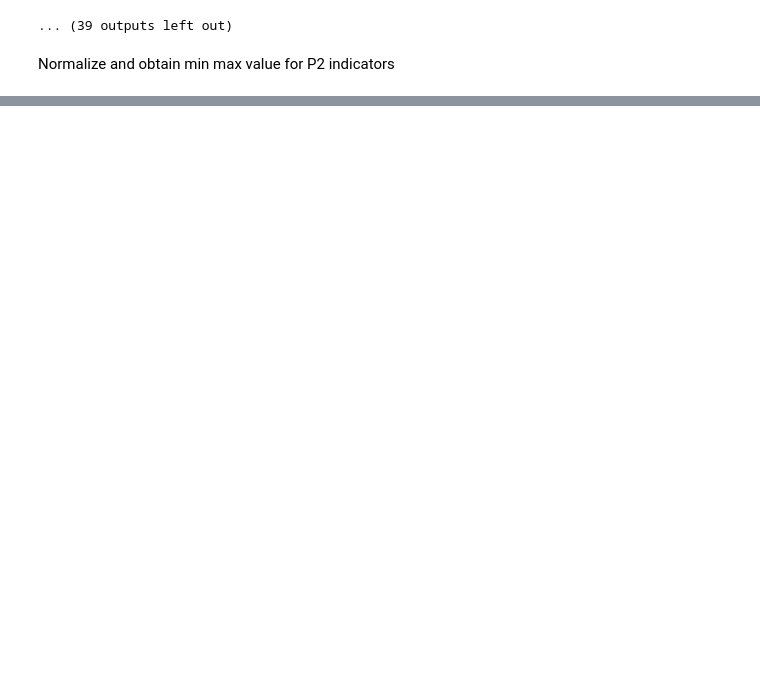
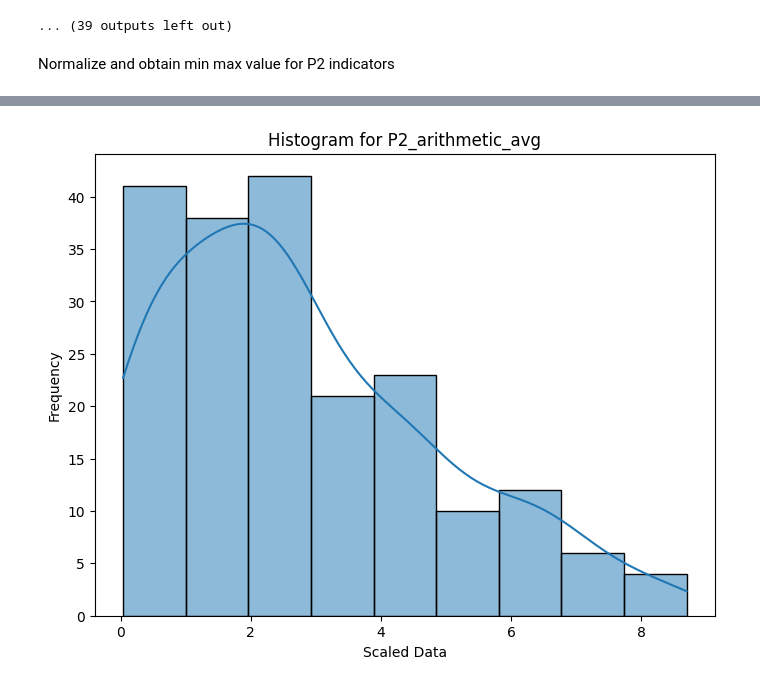
Before and after one commit to dohyung-kim/ccri, a Jupyter notebook: script/adm0/pillar2_processing_adm0.ipynb, the cells around one changed output, grey strips where cells are left out. Drawn from its saved outputs; the diff is of its cells as text; code cells hidden in the pictures; blank space fills up the shorter version.

```diff
--- a/script/adm0/pillar2_processing_adm0.ipynb
+++ b/script/adm0/pillar2_processing_adm0.ipynb
@@ -153,8 +155,8 @@ IQR processed : P2_Nutrition_Stunting_Modeled min: -21.549999999999997 max: 54.0
 Normalize and obtain min max value for P2 indicators
 # %%
 # Define source and destination folder paths
-source_folder = "/content/drive/MyDrive/p2_vulnerability/"
-destination_folder = "/content/drive/MyDrive/CCRI_results_misc/"
+source_folder = f"{data_dir}/p2_vulnerability/"
+destination_folder = f"{data_dir}/CCRI_results_misc/"
 
 # Get all copied CSV files
 csv_files = glob.glob(os.path.join(source_folder, "*.csv"))
@@ -360,0 +303,86 @@ Processed data saved to /content/drive/MyDrive/CCRI_results_misc/P2_Merged_Norma
+# %%
+merged_df = merged_df[merged_df[pillar2_columns].notna().sum(axis=1) >= 5]
+
+
+# Filter columns that end with '_value_normalized'
+health_prefixes = ['P2_Immunization_DTP1', 'P2_Immunization_DTP3', 'P2_Birth_Attendant_Y15T19', 'P2_electricity_access']
+health_columns = [col for col in merged_df.columns if any(col.startswith(prefix) for prefix in health_prefixes)]
+nutrition_prefixes = ['P2_Nutrition_Stunting_Modeled', 'P2_food_poverty']
+nutrition_columns = [col for col in merged_df.columns if any(col.startswith(prefix) for prefix in nutrition_prefixes)]
+wash_prefixes = ['P2_WASH_Drinking_Water', 'P2_WASH_Sanitation', 'P2_basic_hygiene']
+wash_columns = [col for col in merged_df.columns if any(col.startswith(prefix) for prefix in wash_prefixes)]
+education_prefixes = ['P2_LSCED', 'P2_ED_CR_L2', 'P2_Learning_Poverty']
+education_columns = [col for col in merged_df.columns if any(col.startswith(prefix) for prefix in education_prefixes)]
+protection_prefixes = ['P2_PT_Labor', 'P2_Child_Marriage']
+protection_columns = [col for col in merged_df.columns if any(col.startswith(prefix) for prefix in protection_prefixes)]
+poverty_prefixes = ['P2_Child_poverty', 'P2_Social_Protection']
+poverty_columns = [col for col in merged_df.columns if any(col.startswith(prefix) for prefix in poverty_prefixes)]
+survival_prefixes = ['P2_Under5_Mortality']
+survival_columns = [col for col in merged_df.columns if any(col.startswith(prefix) for prefix in survival_prefixes)]
+
+with warnings.catch_warnings():
+  warnings.simplefilter("ignore", category=RuntimeWarning)
+  health_avg = merged_df[health_columns].apply(np.nanmean, axis=1)
+  nutrition_avg = merged_df[nutrition_columns].apply(np.nanmean, axis=1)
+  wash_avg = merged_df[wash_columns].apply(np.nanmean, axis=1)
+  education_avg = merged_df[education_columns].apply(np.nanmean, axis=1)
+  protection_avg = merged_df[protection_columns].apply(np.nanmean, axis=1)
+  poverty_avg = merged_df[poverty_columns].apply(np.nanmean, axis=1)
+  survival_avg = merged_df[survival_columns].apply(np.nanmean, axis=1)
+
+# Combine all into a DataFrame
+domains_df = pd.DataFrame({
+    'health': health_avg,
+    'nutrition': nutrition_avg,
+    'wash': wash_avg,
+    'education': education_avg,
+    'protection': protection_avg,
+    'poverty': poverty_avg,
+    'survival': survival_avg
+})
+
+scaler = MinMaxScaler(feature_range=(0, 10))
+domains_scaled = pd.DataFrame(
+    scaler.fit_transform(domains_df),
+    columns=domains_df.columns,
+    index=domains_df.index
+)
+
+
+# Compute the average across all '_value_normalized' columns (ignoring NaNs)
+merged_df["P2_arithmetic_avg"] = domains_scaled.apply(np.nanmean, axis=1)
+
+# Plot histogram and normality check
+plt.figure(figsize=(8, 6))
+sns.histplot(merged_df['P2_arithmetic_avg'], kde=True)
+plt.title(f"Histogram for P2_arithmetic_avg")
+plt.xlabel("Scaled Data")
+plt.ylabel("Frequency")
+plt.show()
+
+# Compute ranks in reverse order
+merged_df['rank_reverse'] = merged_df['P2_arithmetic_avg'].rank(method='average', ascending=False)
+plt.figure(figsize=(8, 6))
+plt.plot(merged_df['rank_reverse'], merged_df['P2_arithmetic_avg'], marker='o', linestyle='', alpha=0.6)
+plt.xlabel("Reverse Rank")
+plt.ylabel("P2_arithmetic_avg")
+plt.title(f"Rank Plot of P2_arithmetic_avg")
+plt.grid(True)
+plt.show()
+
+# clip to min max
+#merged_df['P2_arithmetic_avg'] = np.clip(merged_df['P2_arithmetic_avg'], 4, 8)
+current_min = merged_df['P2_arithmetic_avg'].min()
+current_max = merged_df['P2_arithmetic_avg'].max()
+
+# Normalize using final min/max
+merged_df['P2_arithmetic_avg'] = 10 * (merged_df['P2_arithmetic_avg'] - current_min) / (current_max - current_min)
+
+
+
+# Save the final merged dataset
+output_file = os.path.join(destination_folder, "P2_Merged_Normalized_avg.csv")
+merged_df.to_csv(output_file, index=False)
+
+print(f"Processed data saved to {output_file}")
+# %% [output]
@@ -360,0 +394 @@ Processed data saved to /content/drive/MyDrive/CCRI_results_misc/P2_Merged_Norma
+[figure, added]
```
Also changed, not shown: parts of 7 cells of this notebook.
